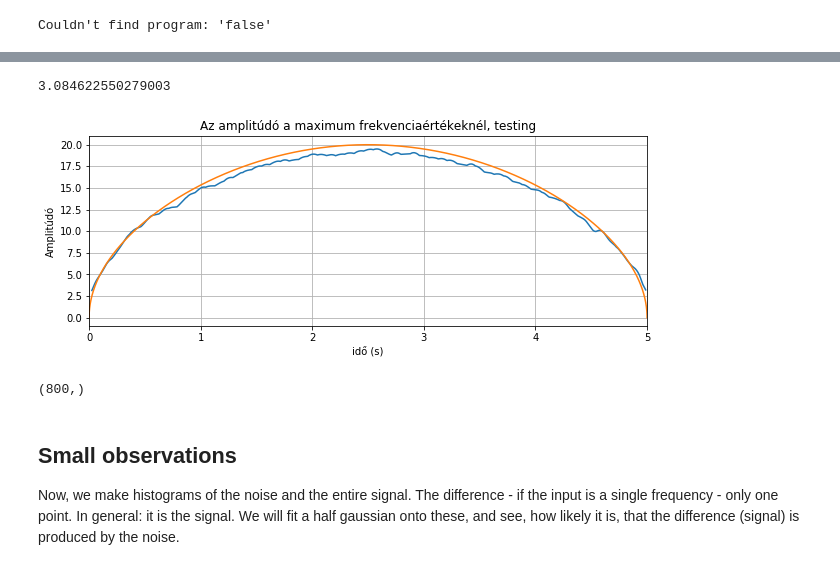
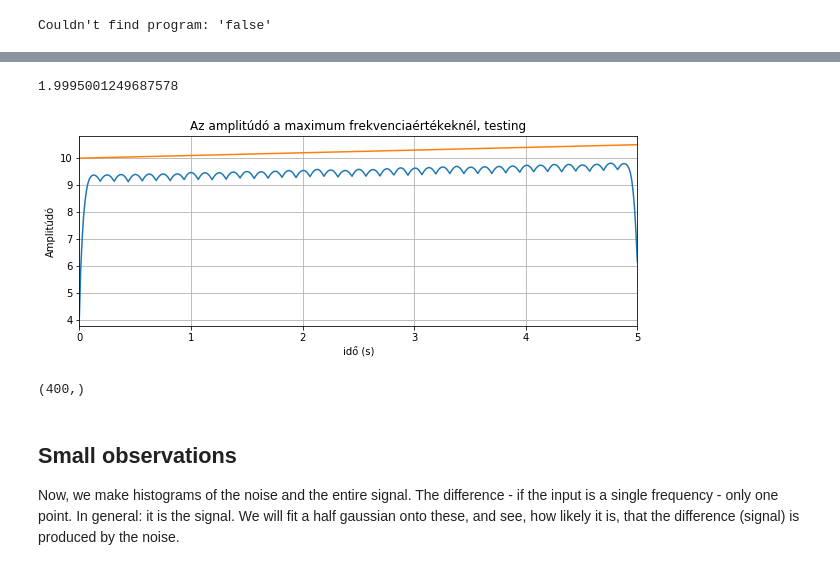
Before and after one commit to martonvavrik/fusion_research, a Jupyter notebook: waves.ipynb, the cells around one changed output, grey strips where cells are left out. Drawn from its saved outputs; the diff is of its cells as text; code cells hidden in the pictures.

```diff
--- a/waves.ipynb
+++ b/waves.ipynb
@@ -34,7 +34,7 @@ t=4
 samples=40000 #random.randint(400,50000)
 s_rate=8000
 t=samples/s_rate
-randamp=1
+randamp=1#1
 nyquist=samples/2/t
 frangemax=200#nyquist
 
@@ -45,7 +45,7 @@ full_f_phase = np.zeros(samples)
 for i in range (samples):
     full_f_phase[i]=np.sum(full_f[:i])*2/s_rate
 
-amp=np.sin(np.pi*x/t)#*(0.2*abs(np.sin(2*np.pi*x)+1)+0.1)#0.4+x/t*0.6
+amp=x/10+10#np.sin(np.pi*x/t)#*(0.2*abs(np.sin(2*np.pi*x)+1)+0.1)#0.4+x/t*0.6
 shot = "testing"
 
 s_det = amp*np.sin(full_f_phase*np.pi) #Changing freqency. old way: *(1+(x*10**2)**0.5)
@@ -299,8 +299,8 @@ Couldn't find program: 'false'
 ## Short-time Fourier transform
 # %%
 t0=time.time()
-win_r = 3000 #1000
-d_win=50#random.randint(200,300)
+win_r = 2000 #1000
+d_win=100#random.randint(200,300)
 std=300 #150
 win_base = scipy.signal.gaussian(2*win_r+1, std=std)#np.wining(2*win_r+1)
 
@@ -431,12 +433,12 @@ print(samples/d_win)
 
 print(s_rate-0.9)
 print(nyquist/((2*win_r+1)/s_rate-0.9))
-ridge_d=40#00#50# #windth of search if rige is lost
-ridge_d2=10#00   #width of search if rige is followed
-ridge_start=30#40000#2#
-ridge = np.zeros(int(samples/d_win+0.9))
-ridge_h = np.zeros(int(samples/d_win+0.9))
-maxi=z_win_fft.max()/40 # minimum treshold
+ridge_d=50#00#50# #windth of search if rige is lost
+ridge_d2=15#00   #width of search if rige is followed
+ridge_start=45#40000#2#
+ridge = np.zeros(int(samples/d_win+0.9))  #position (frequency) of the ridge
+ridge_h = np.zeros(int(samples/d_win+0.9)) #height of the ridge
+maxi=z_win_fft.max()/60 # minimum treshold
 print(maxi)
 
 for i in range(int(samples/d_win+0.9)):
@@ -457,7 +459,7 @@ for i in range(int(samples/d_win+0.9)):
     if ridgeval<(maxi):
         ridgeval =0
         ridge [i]=0
-    ridge_h[i]=ridgeval**(1/2)
+    ridge_h[i]=ridgeval#**(1/2)
     #print(i, ridge [i])
     #print (i,"  ",ridge[i],"\t", ridgeval,"\t", z_spy_stft[i][int(ridge[i])])
 
@@ -531,27 +533,29 @@ plt.show()
 # %%
+print((s_rate/(2*win_r+1)))
+
 ridge_h[ ridge_h==0 ] = np.nan
-print(maxi**(1/2))
+#print(maxi**(1/2))
 plt.figure(figsize=(10,3.5))
 plt.title('Az amplitúdó a maximum frekvenciaértékeknél, '+shot)#, AUGD 34924 J051-es szonda
-plt.plot(np.linspace(min_t,max_t,np.size(ridge_h)),ridge_h,x,20*amp**(1/2),'-',markersize=1)#,x,3*abs(np.sin(2*np.pi*x))+2,
+plt.plot(np.linspace(min_t,max_t,np.size(ridge_h)),ridge_h/(2*win_r+1)*10,x,amp,'-',markersize=1)#,x,3*abs(np.sin(2*np.pi*x))+2,
 plt.grid(True)
 plt.xlim(min_t,max_t)
 #plt.xlim(0.89,0.91)
 #plt.ylim(maxi**(1/2)/2,max(ridge_h)*1.05)
 plt.ylabel('Amplitúdó')
 plt.xlabel('idő (s)')
 #plt.yscale("log")
 plt.savefig(shot+'_amp.pdf')
 plt.show()
 print(ridge.shape)
 
 amp_diff=np.zeros(int(samples/d_win+0.9))#
 for i in range(int(samples/d_win+0.9)):
     amp_diff[i]=np.sqrt(ridge_h[i])-3*abs(np.sin(2*np.pi*x[20*i]))
 # %% [output]
-3.084622550279003
+1.9995001249687578
-[figure, old version]
+[figure, new version]
-(800,)
+(400,)
 # %% [markdown]
 ## Small observations
 Now, we make histograms of the noise and the entire signal. The difference - if the input is a single frequency - only one point. In general: it is the signal. We will fit a half gaussian onto these, and see, how likely it is, that the difference (signal) is produced by the noise.
```
Also changed, not shown: parts of 6 cells of this notebook.
